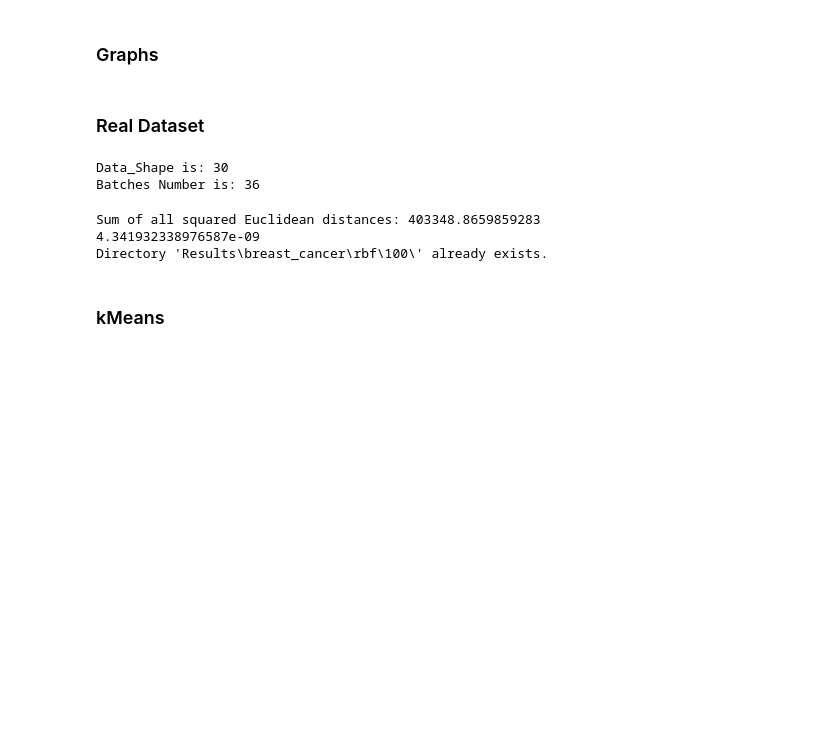
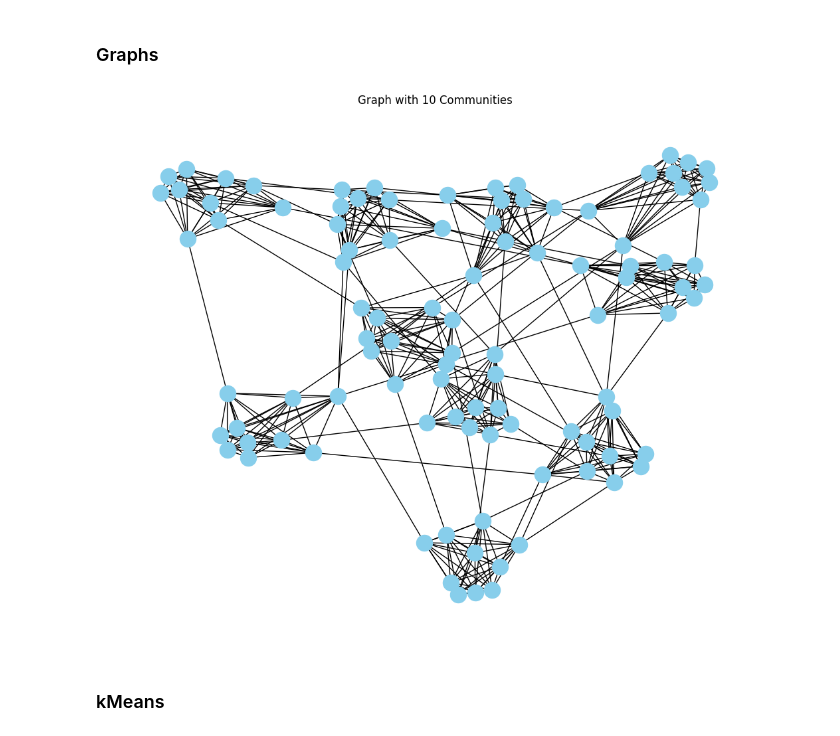
Before and after one commit to gvardakas/global-kernel-k-means-pp, a Jupyter notebook: Kernel k-means_Rbf.ipynb, the cells around one changed output. Cells and saved outputs as stored; diff of their text form; code cells hidden in the pictures; blank space fills up the shorter version.

```diff
--- a/Kernel k-means_Rbf.ipynb
+++ b/Kernel k-means_Rbf.ipynb
@@ -21,10 +36,10 @@ Install h5py to use hdf5 features: http://docs.h5py.org/
 # %%
 seed = 42
 evaluator = Evaluator()
-graph_is_enabled = False
+graph_is_enabled = True
 kMeans_is_enabled = False
 kernelKMeans_is_enabled = False
-kernelKMeansPP_is_enabled = True
+kernelKMeansPP_is_enabled = False
 globalKernelKMeans_is_enabled = False
 globalKernelKMeansPP_is_enabled = False
 n_candidates = n_init = 100
@@ -215,62 +230,43 @@ if (False):
 # %%
 if(graph_is_enabled):
     # Number of nodes per community
     n_nodes_per_community = 10
 
     # Number of communities
     K = n_communities = 10
 
     # Probability of intra-community edge
     p_intra = 1
 
     # Probability of inter-community edge
     p_inter = 0.01
 
     graph = Graph(n_communities, n_nodes_per_community, p_intra, p_inter, colors)
     graph.create_adj_matrix()
     kernel_matrix = graph.adj_matrix = pairwise_kernels(graph.adj_matrix, graph.adj_matrix, metric='linear')
     graph.create_kernel_matrix_from_adj_matrix()
+
+    from scipy.io import loadmat
+
+    # Load the .mat file
+    mat_file_path = 'add32.mat'  # Ensure this matches the name you saved it as
+    data = loadmat(mat_file_path)
+
+    # Access the first element of the structured array
+    add32_data = data['Problem'][0]  # Access the first (and likely only) element
+
+    # Extracting the fields from the structured array
+    title = add32_data['title'][0][0]  # Get the title (1st field)
+    A = add32_data['A'][0]              # The sparse matrix
+    b = add32_data['b'][0]              # The vector associated with the matrix
+    name = add32_data['name'][0][0]     # Name of the dataset
+    author = add32_data['author'][0][0] # Author of the dataset
+    date = add32_data['date'][0][0]     # Date of creation
+    kind = add32_data['kind'][0][0]     # Kind of problem
+
+    kernel_matrix = graph.adj_matrix = pairwise_kernels(A, A, metric='linear')
+# %% [output]
+[figure, added]
-# %% [markdown]
-### Real Dataset
-# %%
-dataset_name = "dermatology" # The available datasets are: breast_cancer, dermatology, ecoli, iris, olivetti_faces, pendigits, waveform_v1, wine
-module_name = "Datasets.Datasets"
-batch_size = 16
-dataloader, input_dim, X, y = function_get_dataset(dataset_name, module_name, batch_size)
-print('Data_Shape is:', input_dim)
-print('Batches Number is:', len(dataloader))
-# %% [output]
-Data_Shape is: 30
-Batches Number is: 36
-# %%
-import numpy as np
-
-# Number of points
-n = X.shape[0]
-
-# Compute the squared Euclidean distance between all pairs of points
-X_square = np.sum(X**2, axis=1).reshape((n, 1))
-distance_matrix = X_square + X_square.T - 2 * np.dot(X, X.T)
-
-# Ensure all distances are non-negative (due to floating-point precision issues)
-distance_matrix = np.maximum(abs(distance_matrix), 0)
-
-# Sum all the elements of the distance matrix
-sum_of_distances = np.sum(distance_matrix)
-
-print("Sum of all squared Euclidean distances:", sum_of_distances)
-
-gamma = 1/((n^2)*sum_of_distances)
-print(gamma)
-K = len(np.unique(y))
-kernel_matrix = pairwise_kernels(X, X, metric=kernel, gamma=gamma)
-data_dir_path = f"Results\\{dataset_name}\\{kernel}\\{n_init}\\"
-General_Functions().create_directory(data_dir_path)
-K = 50
-# %% [output]
-Sum of all squared Euclidean distances: 403348.8659859283
-4.341932338976587e-09
-Directory 'Results\breast_cancer\rbf\100\' already exists.
 # %% [markdown]
 ### kMeans
 # %%
```
Also changed, not shown: parts of 3 cells of this notebook, 8 other files.
